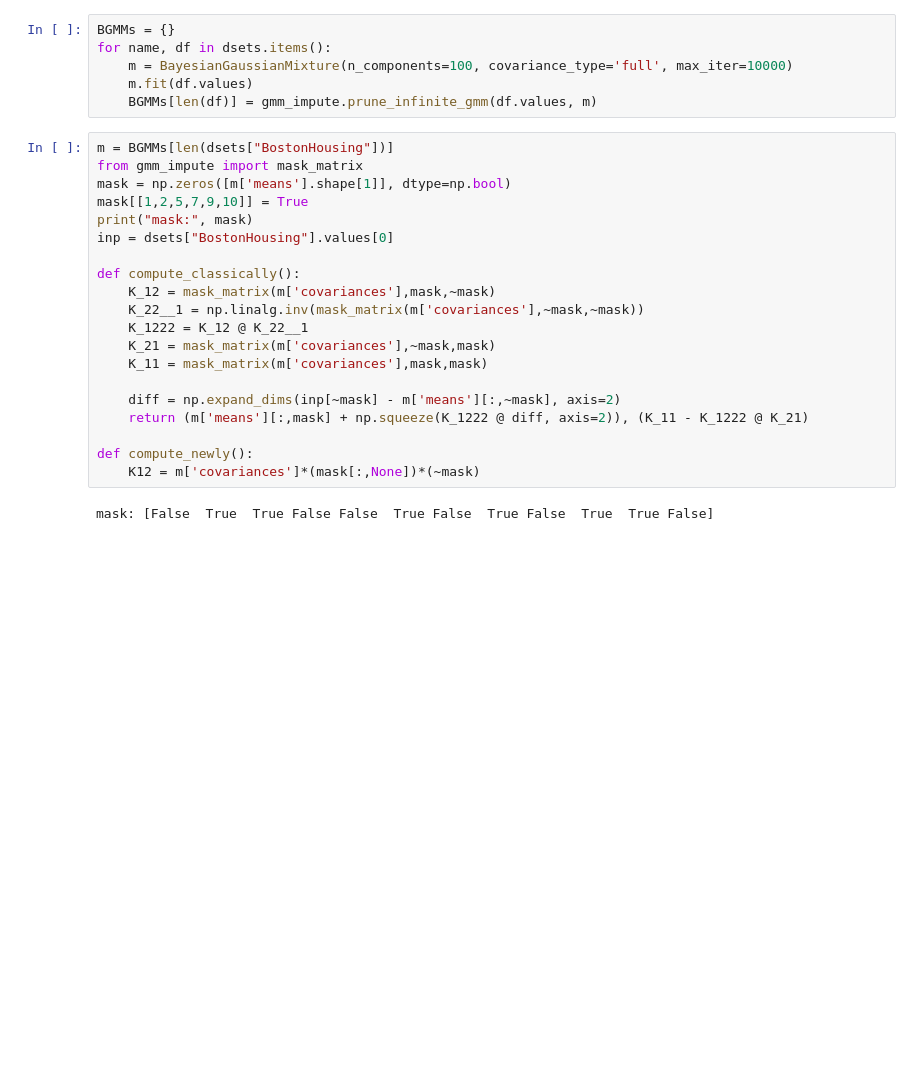
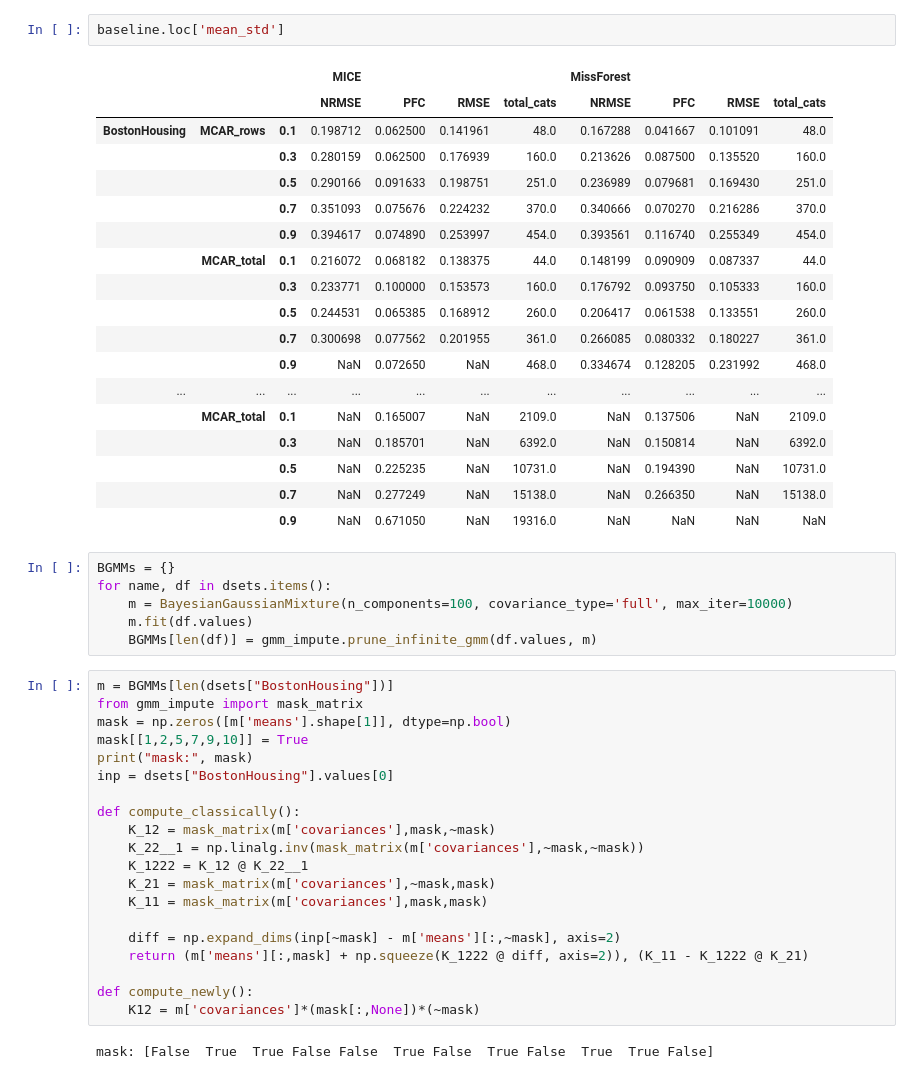
Before and after one commit to rhaps0dy/ts-baselines, a Jupyter notebook: timeless-imputation/Algorithm benchmarks.ipynb, the cells around one changed output. Saved outputs shown, nothing was run; the diff lists cells and outputs as text; blank space fills up the shorter version.

```diff
--- a/timeless-imputation/Algorithm benchmarks.ipynb
+++ b/timeless-imputation/Algorithm benchmarks.ipynb
@@ -22,3 +32,24 @@ baseline = datasets.benchmark({'MICE': datasets.memoize(utils.impute_mice),
+# %%
+baseline.loc['mean_std']
+# %% [output]
+|  |  |  | MICE |  |  |  | MissForest |  |  |  |
+|  |  |  | NRMSE | PFC | RMSE | total_cats | NRMSE | PFC | RMSE | total_cats |
+| BostonHousing | MCAR_rows | 0.1 | 0.198712 | 0.062500 | 0.141961 | 48.0 | 0.167288 | 0.041667 | 0.101091 | 48.0 |
+|  |  | 0.3 | 0.280159 | 0.062500 | 0.176939 | 160.0 | 0.213626 | 0.087500 | 0.135520 | 160.0 |
+|  |  | 0.5 | 0.290166 | 0.091633 | 0.198751 | 251.0 | 0.236989 | 0.079681 | 0.169430 | 251.0 |
+|  |  | 0.7 | 0.351093 | 0.075676 | 0.224232 | 370.0 | 0.340666 | 0.070270 | 0.216286 | 370.0 |
+|  |  | 0.9 | 0.394617 | 0.074890 | 0.253997 | 454.0 | 0.393561 | 0.116740 | 0.255349 | 454.0 |
+|  | MCAR_total | 0.1 | 0.216072 | 0.068182 | 0.138375 | 44.0 | 0.148199 | 0.090909 | 0.087337 | 44.0 |
+|  |  | 0.3 | 0.233771 | 0.100000 | 0.153573 | 160.0 | 0.176792 | 0.093750 | 0.105333 | 160.0 |
+|  |  | 0.5 | 0.244531 | 0.065385 | 0.168912 | 260.0 | 0.206417 | 0.061538 | 0.133551 | 260.0 |
+|  |  | 0.7 | 0.300698 | 0.077562 | 0.201955 | 361.0 | 0.266085 | 0.080332 | 0.180227 | 361.0 |
+|  |  | 0.9 | NaN | 0.072650 | NaN | 468.0 | 0.334674 | 0.128205 | 0.231992 | 468.0 |
+| ... | ... | ... | ... | ... | ... | ... | ... | ... | ... | ... |
+|  | MCAR_total | 0.1 | NaN | 0.165007 | NaN | 2109.0 | NaN | 0.137506 | NaN | 2109.0 |
+|  |  | 0.3 | NaN | 0.185701 | NaN | 6392.0 | NaN | 0.150814 | NaN | 6392.0 |
+|  |  | 0.5 | NaN | 0.225235 | NaN | 10731.0 | NaN | 0.194390 | NaN | 10731.0 |
+|  |  | 0.7 | NaN | 0.277249 | NaN | 15138.0 | NaN | 0.266350 | NaN | 15138.0 |
+|  |  | 0.9 | NaN | 0.671050 | NaN | 19316.0 | NaN | NaN | NaN | NaN |
 # %%
 BGMMs = {}
 for name, df in dsets.items():
```
Also changed, not shown: parts of 5 cells of this notebook, 2 other files.
